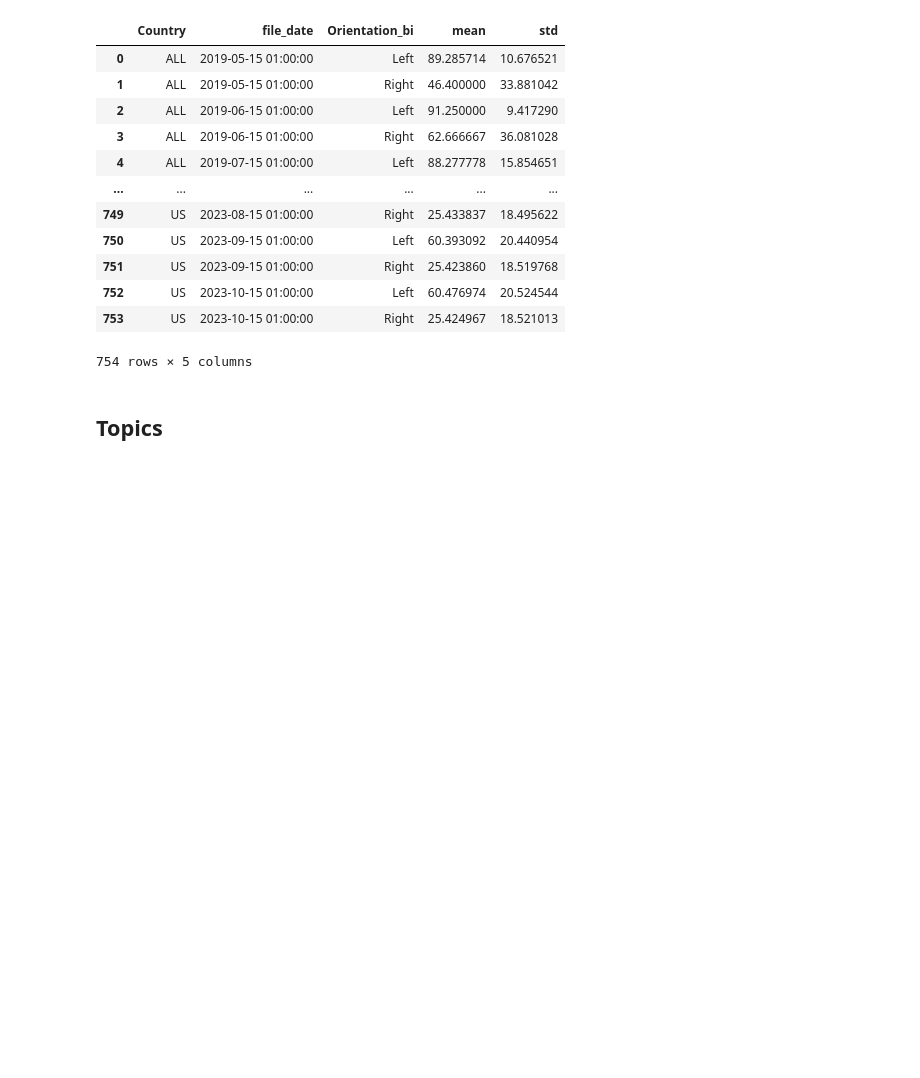
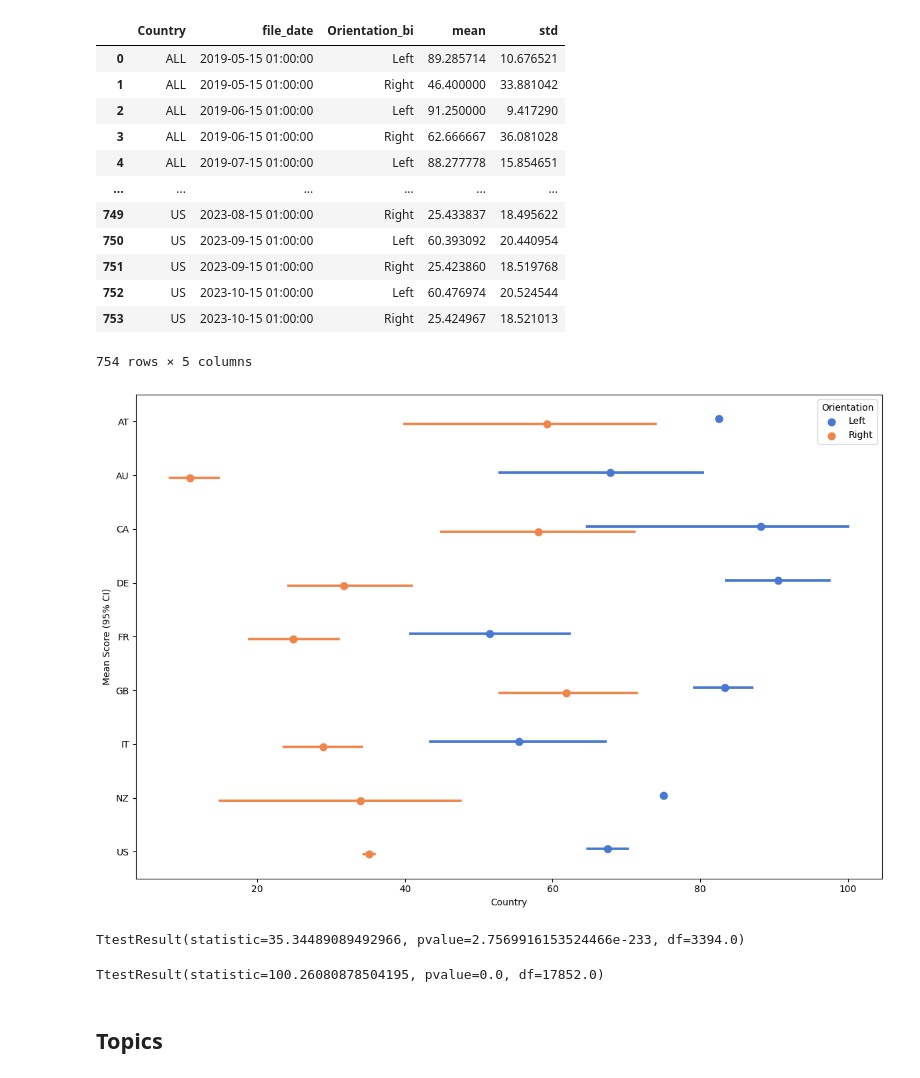
Before and after one commit to julaluehring/newsguard-review-analysis, a Jupyter notebook: 02-describe_newsguard.ipynb, the cells around one changed output. Saved outputs shown, nothing was run; the diff lists cells and outputs as text; code cells hidden in the pictures; blank space fills up the shorter version.

```diff
--- a/02-describe_newsguard.ipynb
+++ b/02-describe_newsguard.ipynb
@@ -1724,6 +1865,53 @@ score_x_orientation_time_country
 | 752 | US | 2023-10-15 01:00:00 | Left | 60.476974 | 20.524544 |
 | 753 | US | 2023-10-15 01:00:00 | Right | 25.424967 | 18.521013 |
 754 rows × 5 columns
+# %%
+plt.figure(figsize=(12, 8))
+country_diff = df15_UUID[df15_UUID["Country"] != "ALL"]
+
+sns.pointplot(
+    data=country_diff,
+    y="Country",
+    x="Score",
+    hue="Orientation",
+    hue_order=["Left", "Right"],
+    order=sorted(country_diff["Country"].unique()),
+    errorbar="ci",
+    palette="muted",
+    join=False,
+    dodge=0.1)
+
+plt.xlabel("Country")
+plt.ylabel("Mean Score (95% CI)")
+plt.tight_layout()
+plt.savefig(join(figures_path,
+                    "fa3-scores_orientation_per_country_95.png"),
+                    dpi=300)
+plt.show()
+# %% [output]
+[figure, added]
+# %%
+ttest_recent = \
+    stats\
+        .ttest_ind(
+            most_recent[most_recent["Orientation"] == "Left"]["Score"],
+            most_recent[most_recent["Orientation"] == "Right"]["Score"],
+            nan_policy="omit")
+
+ttest_recent
+# %% [output]
+TtestResult(statistic=35.34489089492966, pvalue=2.7569916153524466e-233, df=3394.0)
+# %%
+ttest_all = \
+    stats\
+        .ttest_ind(
+            df15_UUID[df15_UUID["Orientation_bi"] == "Left"]["Score"],
+            df15_UUID[df15_UUID["Orientation_bi"] == "Right"]["Score"],
+            nan_policy="omit")
+
+ttest_all
+# %% [output]
+TtestResult(statistic=100.26080878504195, pvalue=0.0, df=17852.0)
 # %% [markdown]
 ## Topics
 # %%
```
Also changed, not shown: parts of 18 cells of this notebook.
